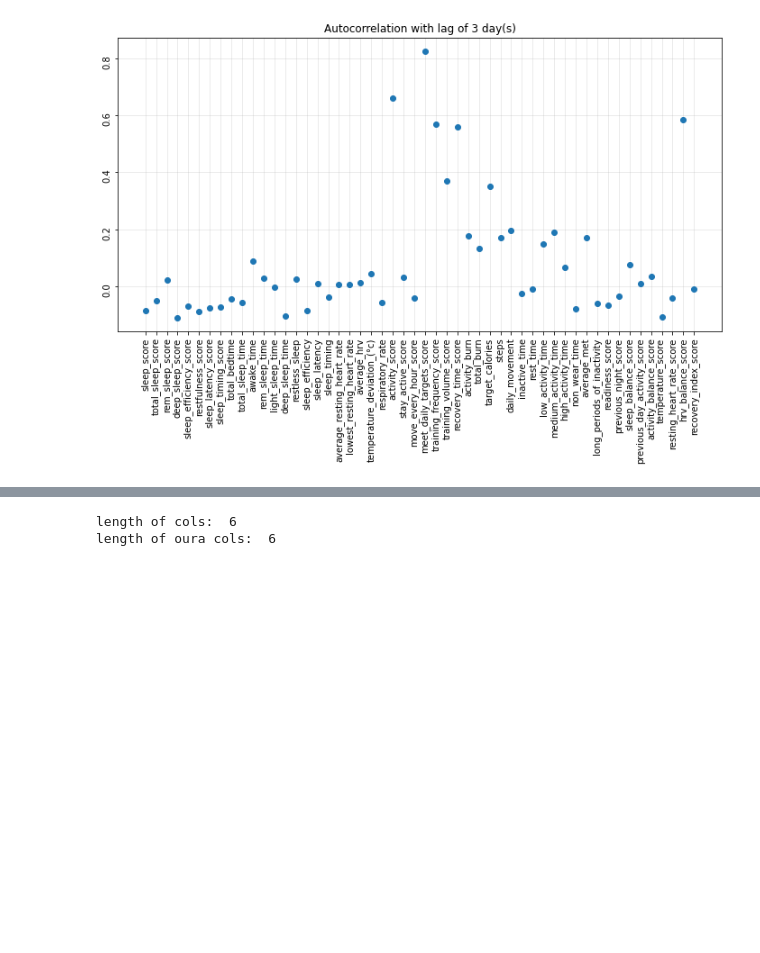
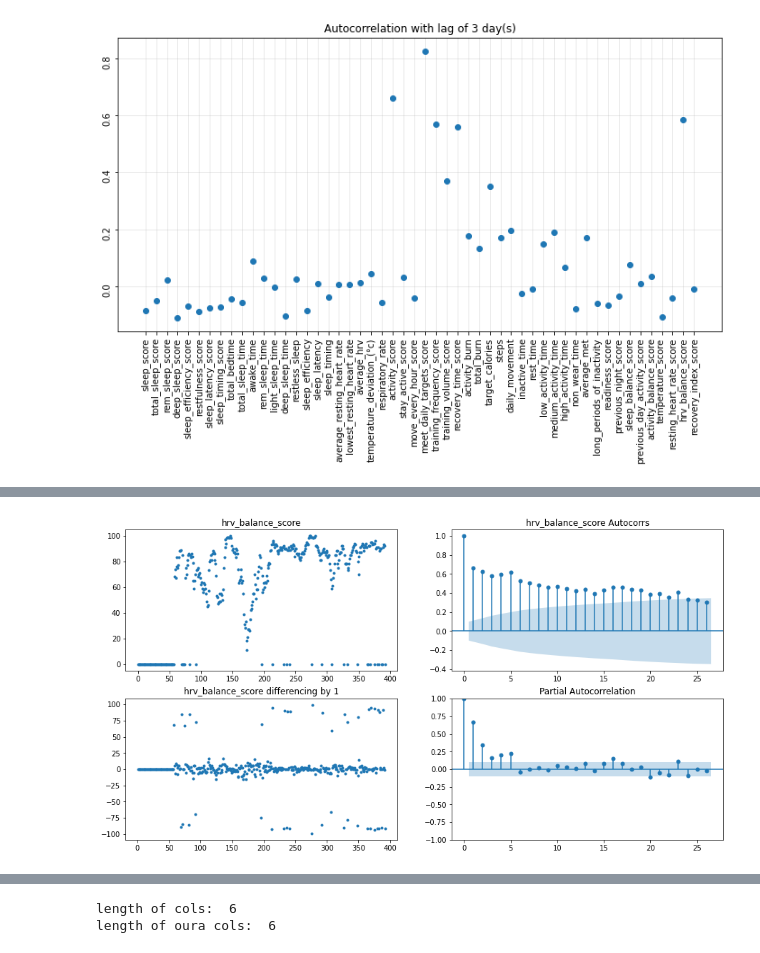
Before and after one commit to jthk1618/coffee-hypothesis, a Jupyter notebook: oura_data_analysis.ipynb, the cells around one changed output, grey strips where cells are left out. Saved outputs shown, nothing was run; the diff lists cells and outputs as text; code cells hidden in the pictures; blank space fills up the shorter version.

```diff
--- a/oura_data_analysis.ipynb
+++ b/oura_data_analysis.ipynb
@@ -336,0 +342,33 @@ There's a few things that appear here. Training every 3 or 4 days causes the aut
+# %%
+# --- Autocorrelation Analysis
+
+from statsmodels.graphics.tsaplots import plot_acf, plot_pacf
+
+# for i in oura.columns:
+check_var = "hrv_balance_score"
+scores = oura[check_var]
+n_days = len(scores)
+n_autocorr = 28
+delta = 1
+differencing = pd.Series(scores[delta:].values - scores[:-delta].values)
+
+_, ax = plt.subplots(2,2, figsize=(15, 8))
+ax = ax.flatten()
+start, nth_day = 0,1
+
+ax[0].plot(range(n_days)[start::nth_day], scores[start::nth_day], '.');
+ax[0].set_title(check_var);
+
+
+fig1=plot_acf(scores.dropna(), ax=ax[1])
+ax[1].set_title("{} Autocorrs".format(check_var));
+
+ax[2].plot(range(n_days)[delta:], differencing, '.');
+ax[2].set_title("{} differencing by 1".format(check_var));
+
+fig2=plot_pacf(scores.dropna(), ax=ax[3])
+
+# ax[3].bar(range(len_fortnight)[1:], diff_autocorrs[1:])
+ax[3].set_ylim(-1, 1);
+# %% [output]
+[figure, added]
```
Also changed, not shown: parts of 8 cells of this notebook, 2 other files.
